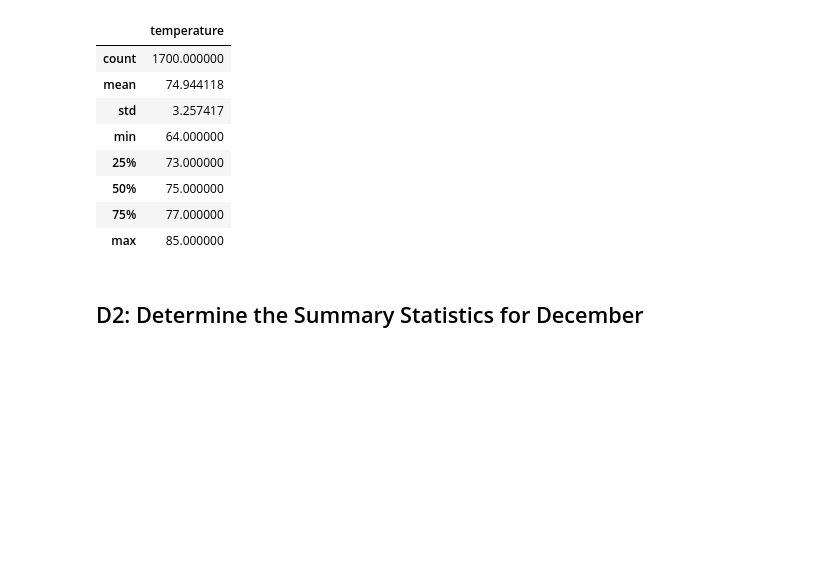
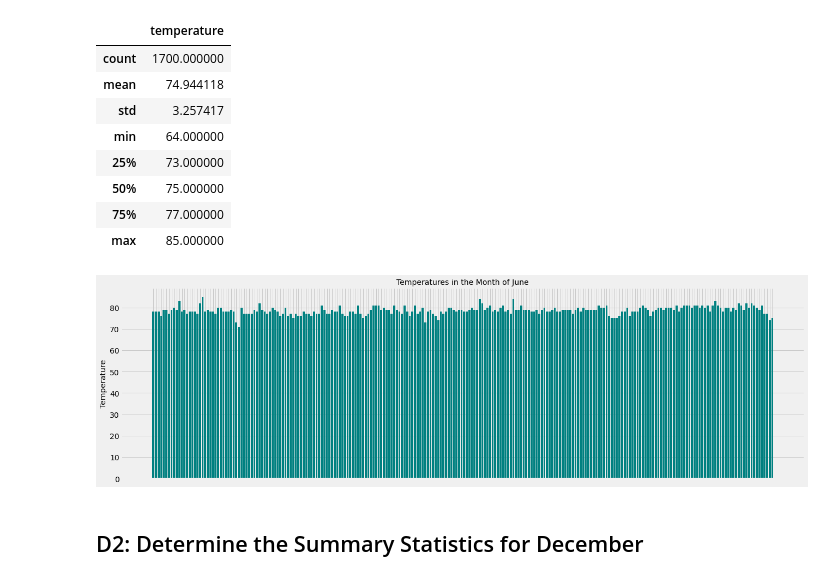
Before and after one commit to bnbullock/surfs_up, a Jupyter notebook: SurfsUp_Challenge.ipynb, the cells around one changed output. Cells and saved outputs as stored; diff of their text form; code cells hidden in the pictures; blank space fills up the shorter version.

```diff
--- a/SurfsUp_Challenge.ipynb
+++ b/SurfsUp_Challenge.ipynb
@@ -9,6 +9,11 @@ import sqlalchemy
 from sqlalchemy.ext.automap import automap_base
 from sqlalchemy.orm import Session
 from sqlalchemy import create_engine, func
+
+%matplotlib inline
+from matplotlib import style
+style.use('fivethirtyeight')
+import matplotlib.pyplot as plt
 # %%
 engine = create_engine("sqlite:///hawaii.sqlite")
 
@@ -54,6 +74,17 @@ df.describe()
 | 50% | 75.000000 |
 | 75% | 77.000000 |
 | max | 85.000000 |
+# %%
+plt.figure(figsize=(20,6))
+plt.bar(df['date'], df['temperature'], color='teal')
+plt.title('Temperatures in the Month of June', fontsize=14)
+plt.xlabel('')
+plt.ylabel('Temperature', fontsize=14)
+plt.grid(True)
+plt.xticks(visible = False)
+plt.show()
+# %% [output]
+[figure, added]
 # %% [markdown]
 ## D2: Determine the Summary Statistics for December
 # %%
```
Also changed, not shown: parts of 8 cells of this notebook, 8 other files.
